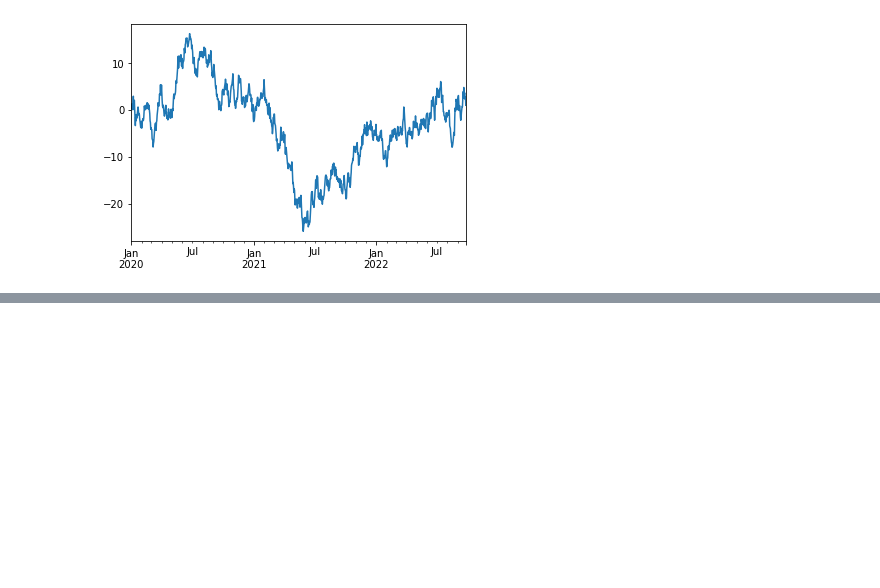
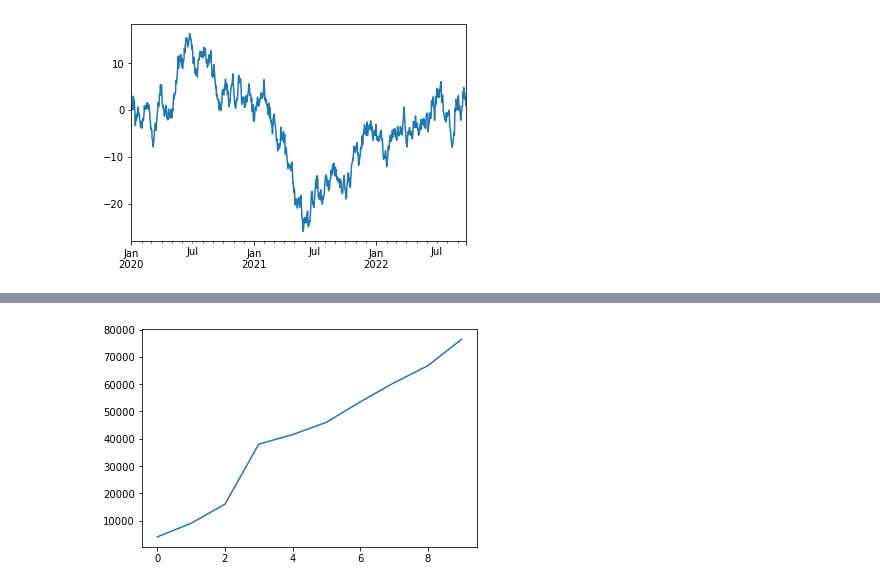
Before and after one commit to tothetop430/MLZTM-Exercises, a Jupyter notebook: matplotlib/introduction-to-matplotlib.ipynb, the cells around one changed output, grey strips where cells are left out. Cells and saved outputs as stored; diff of their text form; code cells hidden in the pictures; blank space fills up the shorter version.

Commit message:
pandas df plot method

```diff
--- a/matplotlib/introduction-to-matplotlib.ipynb
+++ b/matplotlib/introduction-to-matplotlib.ipynb
@@ -192,0 +220,3 @@ S1.plot()
+# %%
+car_sales['Price'] = car_sales['Price'].str.replace("[\$\,]|\.\d*", "").apply(int)
+car_sales
@@ -192,0 +235,3 @@ S1.plot()
+# %%
+car_sales['Sale Date'] = pd.date_range('1/1/2020', periods=len(car_sales))
+car_sales
@@ -192,0 +250,3 @@ S1.plot()
+# %%
+car_sales['Total Sale ($)'] = car_sales['Price'].cumsum()
+car_sales
@@ -192,0 +280,4 @@ S1.plot()
+# %%
+car_sales['Total Sale ($)'].plot();
+# %% [output]
+[figure, added]
```
Also changed, not shown: parts of 11 cells of this notebook.
